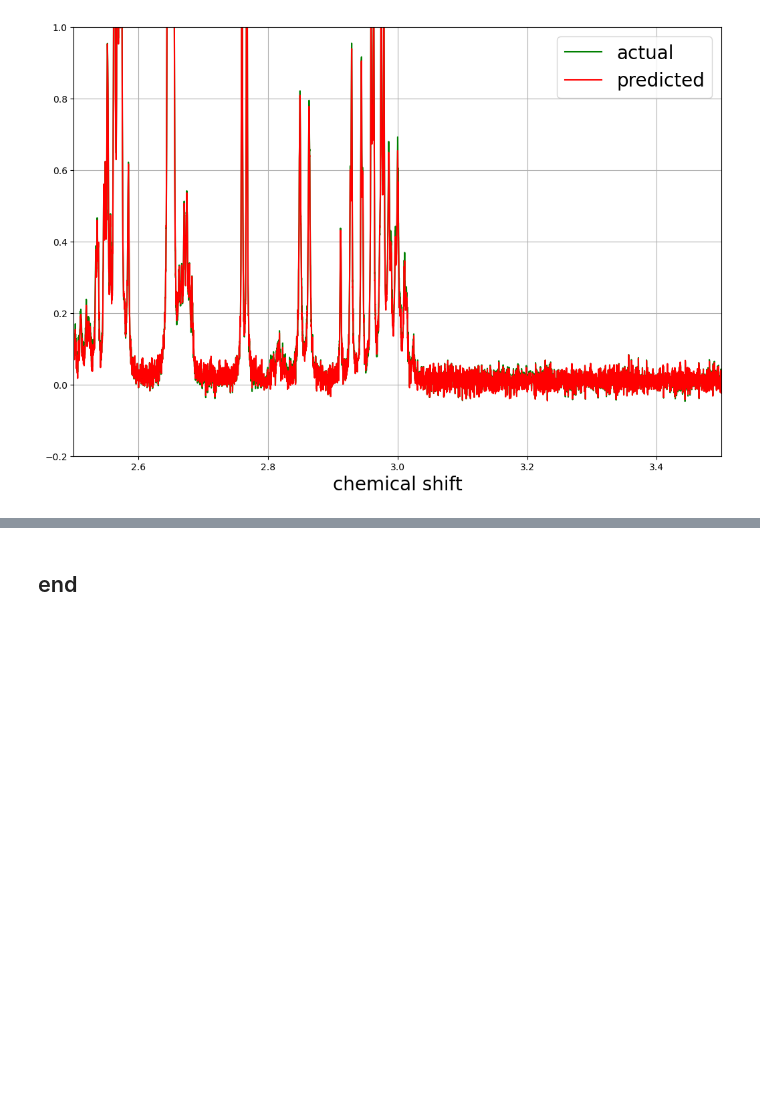
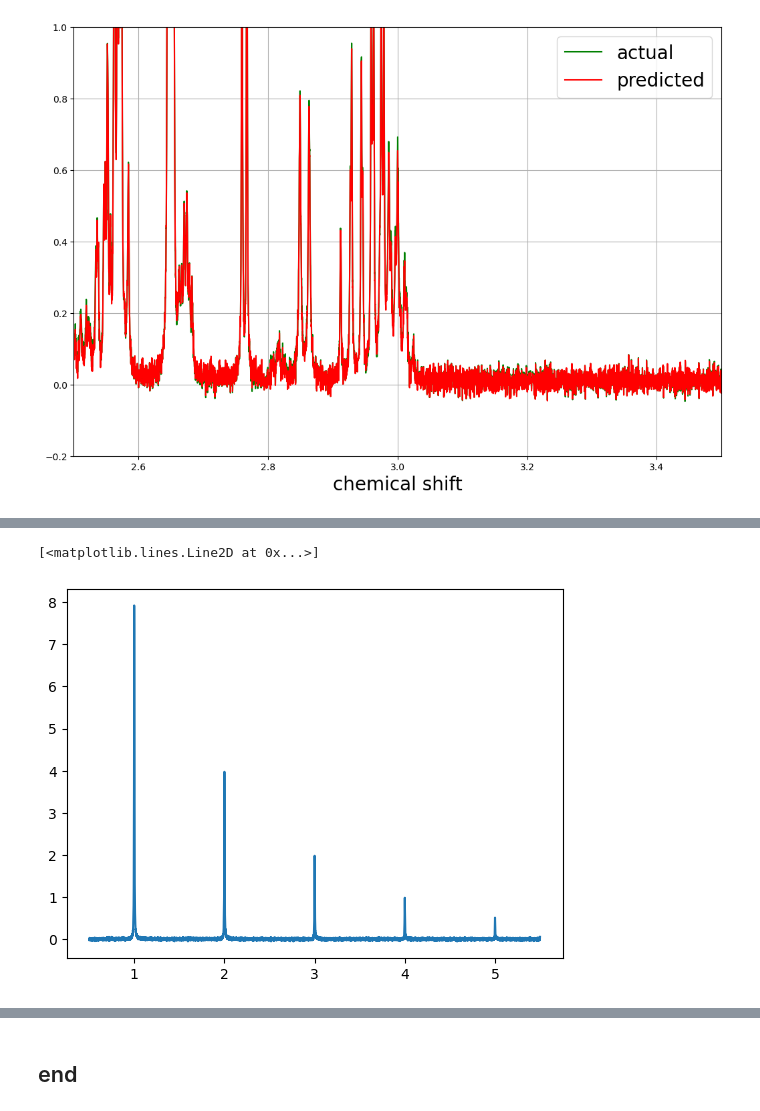
Before and after one commit to sejin8642/projnmr, a Jupyter notebook: scripts/prototyping.ipynb, the cells around one changed output, grey strips where cells are left out. Drawn from its saved outputs; the diff is of its cells as text; code cells hidden in the pictures; blank space fills up the shorter version.

```diff
--- a/scripts/prototyping.ipynb
+++ b/scripts/prototyping.ipynb
@@ -2318,0 +2414,7 @@ The PostScript backend does not support transparency; partially transparent arti
+# %%
+predicted = loaded_model_PHB(spectra_arrays)
+# %%
+plt.plot(new_shift, predicted[0])
+# %% [output]
+[<matplotlib.lines.Line2D at 0x...>]
+[figure, added]
```
Also changed, not shown: parts of 27 cells of this notebook, 12 other files.
